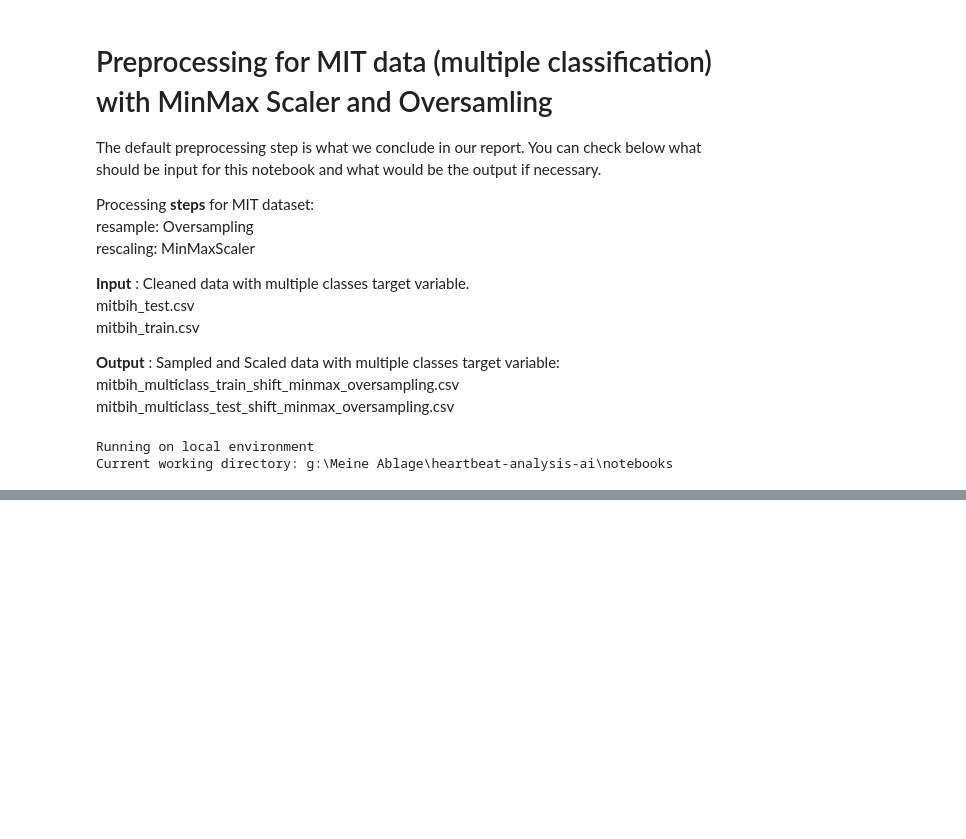
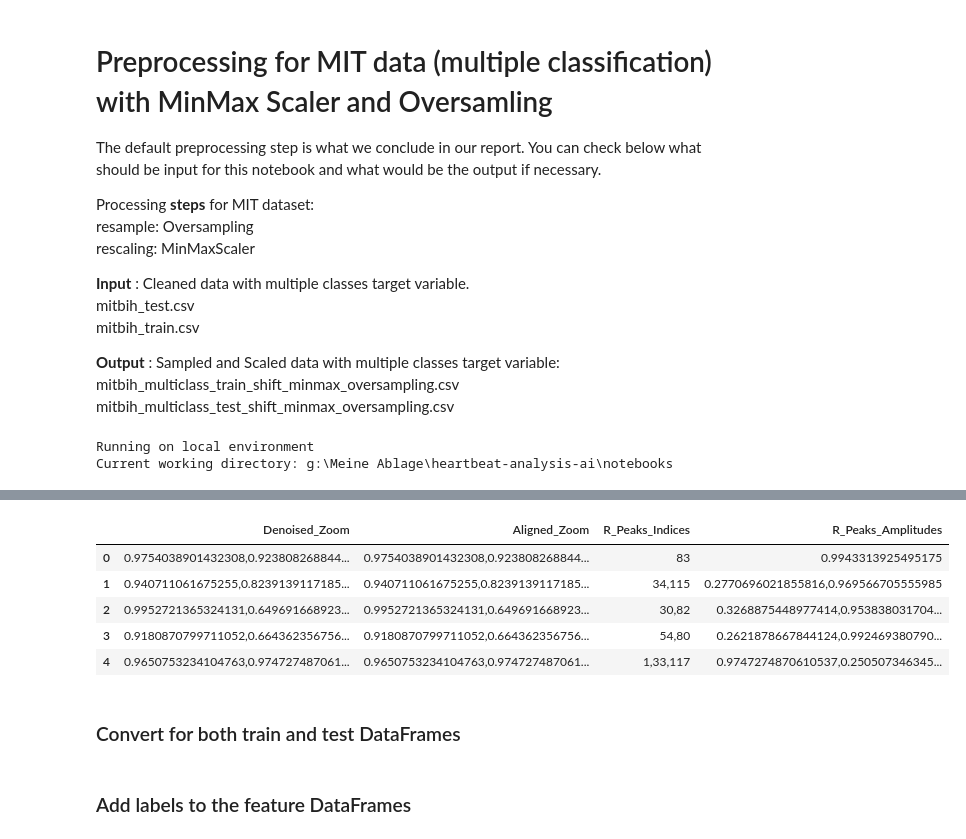
Before and after one commit to Ping-YUAN/heartbeat-analysis-ai, a Jupyter notebook: notebooks/preprocessing_mit_multipleclass_shift_minmax_oversampling.ipynb, the cells around one changed output, grey strips where cells are left out. Cells and saved outputs as stored; diff of their text form; code cells hidden in the pictures; blank space fills up the shorter version.

```diff
--- a/notebooks/preprocessing_mit_multipleclass_shift_minmax_oversampling.ipynb
+++ b/notebooks/preprocessing_mit_multipleclass_shift_minmax_oversampling.ipynb
@@ -193,0 +345,52 @@ Data processing complete!
+# %%
+zoom_range = (0, 187)
+def extract_zoomed_data_without_index(train_denoised, train_aligned, train_r_peaks, zoom_range=(0, 187)):
+    """
+    Extract zoomed-in signal data and R-peak information, and save it to a DataFrame.
+
+    Parameters:
+    - train_denoised: List of denoised signals.
+    - train_aligned: List of aligned signals.
+    - train_r_peaks: List of R-peak indices for the signals.
+    - zoom_range: Tuple specifying the range to zoom in on (start, end).
+
+    Returns:
+    - DataFrame containing zoomed-in signal data and R-peak information.
+    """
+    start, end = zoom_range
+    data = []
+
+    for i in range(len(train_denoised)):
+        # Extract zoomed-in signal data
+        denoised_zoom = train_denoised[i][start:end]
+        aligned_zoom = train_aligned[i][start:end]
+
+        # Extract R-peak information within the zoom range
+        peaks_in_range = [p for p in train_r_peaks[i] if start <= p < end]
+        peaks_amplitude = [train_denoised[i][p] for p in peaks_in_range]
+
+        # Flatten the data for easy tabular storage
+        data.append({
+            "Denoised_Zoom": ','.join(map(str, denoised_zoom)),
+            "Aligned_Zoom": ','.join(map(str, aligned_zoom)),
+            "R_Peaks_Indices": ','.join(map(str, peaks_in_range)),
+            "R_Peaks_Amplitudes": ','.join(map(str, peaks_amplitude))
+        })
+
+    # Convert to DataFrame
+    df = pd.DataFrame(data)
+    return df
+
+# Extract zoomed-in data and save to DataFrame
+zoomed_train_df = extract_zoomed_data_without_index(train_denoised, train_aligned, train_r_peaks, zoom_range=zoom_range)
+
+
+# Display the DataFrame
+zoomed_train_df.head()
+# %% [output]
+|  | Denoised_Zoom | Aligned_Zoom | R_Peaks_Indices | R_Peaks_Amplitudes |
+| 0 | 0.9754038901432308,0.923808268844... | 0.9754038901432308,0.923808268844... | 83 | 0.9943313925495175 |
+| 1 | 0.940711061675255,0.8239139117185... | 0.940711061675255,0.8239139117185... | 34,115 | 0.2770696021855816,0.969566705555985 |
+| 2 | 0.9952721365324131,0.649691668923... | 0.9952721365324131,0.649691668923... | 30,82 | 0.3268875448977414,0.953838031704... |
+| 3 | 0.9180870799711052,0.664362356756... | 0.9180870799711052,0.664362356756... | 54,80 | 0.2621878667844124,0.992469380790... |
+| 4 | 0.9650753234104763,0.974727487061... | 0.9650753234104763,0.974727487061... | 1,33,117 | 0.9747274870610537,0.250507346345... |
@@ -193,0 +400,2 @@ Data processing complete!
+# %% [markdown]
+### Convert for both train and test DataFrames
@@ -193,0 +413,2 @@ Data processing complete!
+# %% [markdown]
+### Add labels to the feature DataFrames
```
Also changed, not shown: parts of 40 cells of this notebook.
